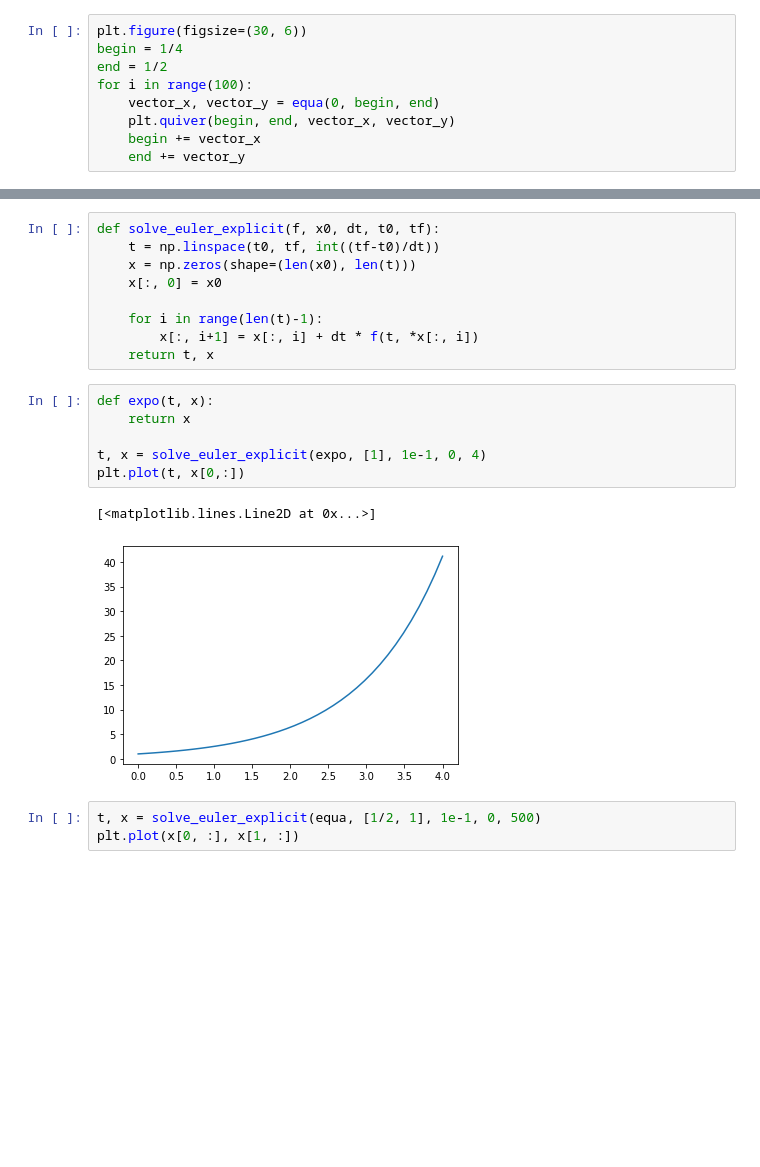
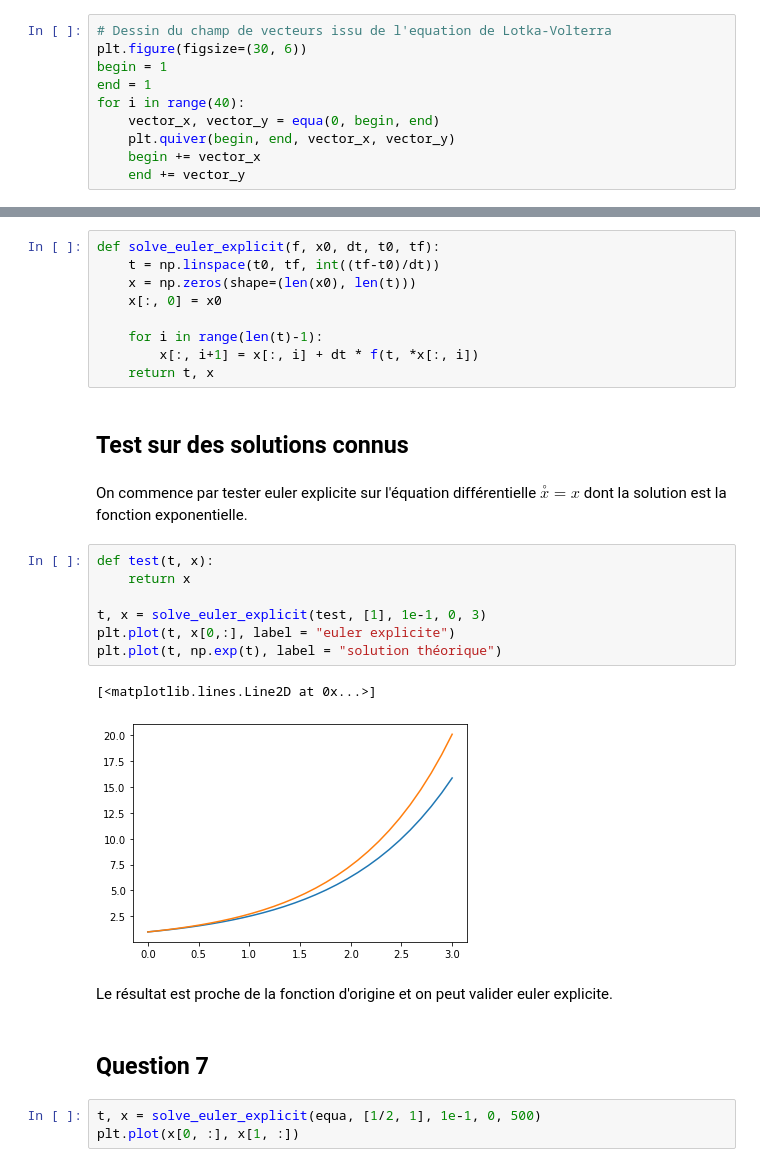
Before and after one commit to remymart/projet_equa_diff, a Jupyter notebook: equa_diff.ipynb, the cells around one changed output, grey strips where cells are left out. Drawn from its saved outputs; the diff is of its cells as text; blank space fills up the shorter version.

```diff
--- a/equa_diff.ipynb
+++ b/equa_diff.ipynb
@@ -12,8 +31,9 @@ def equa(t, x, y):
 # %%
+# Dessin du champ de vecteurs issu de l'equation de Lotka-Volterra
 plt.figure(figsize=(30, 6))
-begin = 1/4
-end = 1/2
-for i in range(100):
+begin = 1
+end = 1
+for i in range(40):
     vector_x, vector_y = equa(0, begin, end)
     plt.quiver(begin, end, vector_x, vector_y)
     begin += vector_x
@@ -59,15 +112,24 @@ def solve_euler_explicit(f, x0, dt, t0, tf):
     for i in range(len(t)-1):
         x[:, i+1] = x[:, i] + dt * f(t, *x[:, i])
     return t, x
+# %% [markdown]
+## Test sur des solutions connus
+# %% [markdown]
+On commence par tester euler explicite sur l'équation différentielle $\overset{°}{x} = x$ dont la solution est la fonction exponentielle.
 # %%
-def expo(t, x):
+def test(t, x):
     return x
 
-t, x = solve_euler_explicit(expo, [1], 1e-1, 0, 4)
-plt.plot(t, x[0,:])
+t, x = solve_euler_explicit(test, [1], 1e-1, 0, 3)
+plt.plot(t, x[0,:], label = "euler explicite")
+plt.plot(t, np.exp(t), label = "solution théorique")
 # %% [output]
 [<matplotlib.lines.Line2D at 0x...>]
-[figure, old version]
+[figure, new version]
+# %% [markdown]
+Le résultat est proche de la fonction d'origine et on peut valider euler explicite.
+# %% [markdown]
+## Question 7
 # %%
 t, x = solve_euler_explicit(equa, [1/2, 1], 1e-1, 0, 500)
 plt.plot(x[0, :], x[1, :])
```
Also changed, not shown: parts of 29 cells of this notebook.
